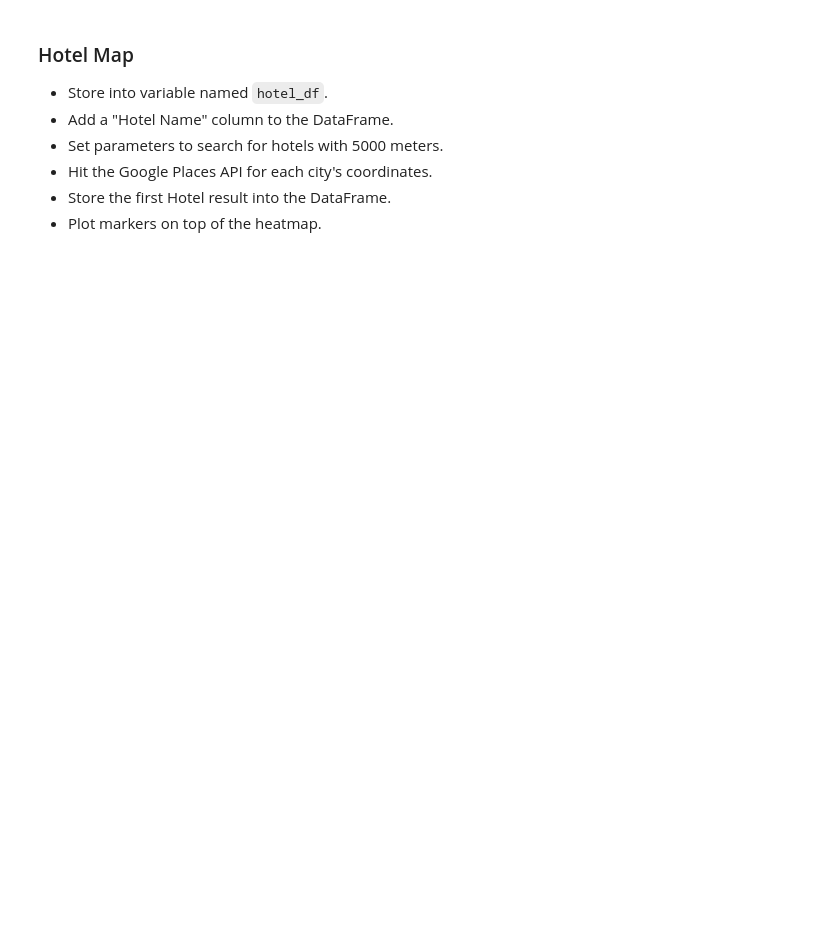
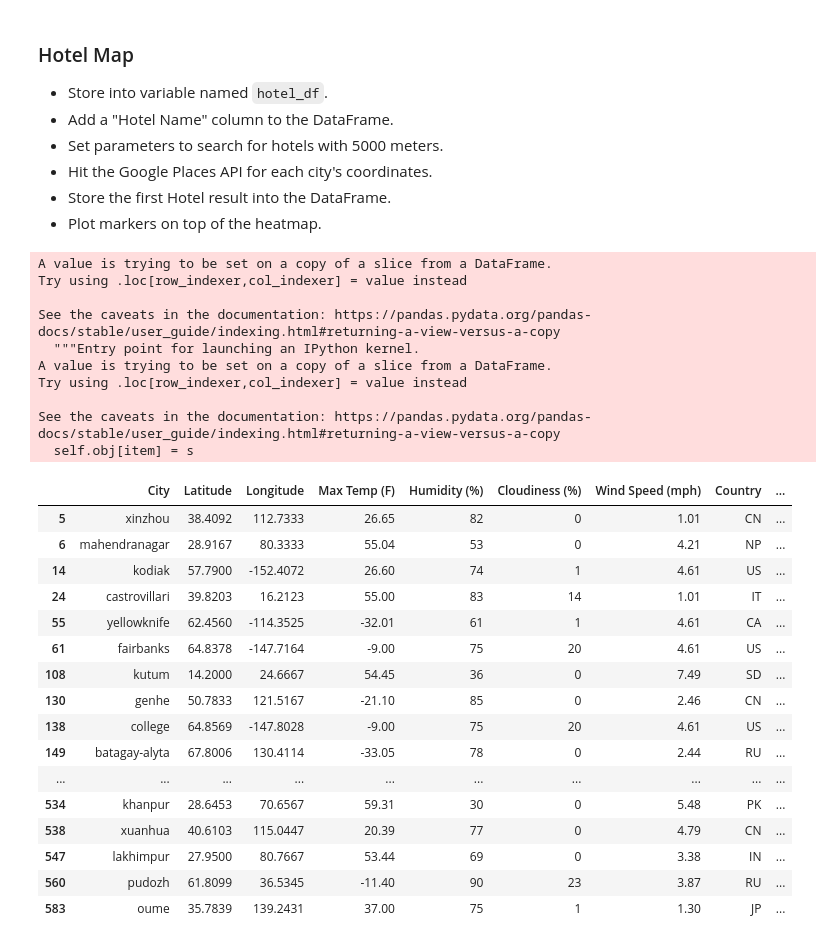
Before and after one commit to gucaselo/python-api, a Jupyter notebook: VacationPy/VacationPy.ipynb, the cells around one changed output. Drawn from its saved outputs; the diff is of its cells as text; code cells hidden in the pictures; blank space fills up the shorter version.

Commit message:
Code added for heat map and hotel findings.

```diff
--- a/VacationPy/VacationPy.ipynb
+++ b/VacationPy/VacationPy.ipynb
@@ -50,3 +69,10 @@ weatherpy_df.head(20)
 ### Create new DataFrame fitting weather criteria
 * Narrow down the cities to fit weather conditions.
 * Drop any rows will null values.
+# %%
+#ideal_temp =
+ideal_weather_df = weatherpy_df[(weatherpy_df['Max Temp (F)'] <= 60) &
+                                (weatherpy_df['Max Temp (F)'] <= 70) &
+                                (weatherpy_df['Wind Speed (mph)'] <= 10) &
+                                (weatherpy_df['Cloudiness (%)'] <= 25)]
+ideal_weather_df.head()
@@ -58,3 +91,60 @@ weatherpy_df.head(20)
 * Hit the Google Places API for each city's coordinates.
 * Store the first Hotel result into the DataFrame.
 * Plot markers on top of the heatmap.
+# %%
+ideal_weather_df['Hotel Name'] = ''
+
+for index, row in ideal_weather_df.iterrows():
+
+    lat = row['Latitude']
+    lng = row['Longitude']
+    #lat_lngg = '38.4092, 112.7333'
+    parameters = {
+                 'location':f"{lat}, {lng}",
+                 'radius': 5000,
+                 'type':'hotel',
+                 'key': g_key}
+    base_url = 'https://maps.googleapis.com/maps/api/place/nearbysearch/json'
+
+    response = requests.get(base_url, params=parameters)
+    hotel_data = response.json()
+    #print(hotel_data['results'][0]['name'])
+    #print(response.url)
+
+
+    try:
+        ideal_weather_df.loc[index, 'Hotel Name'] = hotel_data['results'][0]['name']
+
+    except:
+        print('No hotel found within 5000 meters radius')
+
+ideal_weather_df
+#print(json.dumps(hotel_data, indent = 4, sort_keys = True))
+# %% [output]
+A value is trying to be set on a copy of a slice from a DataFrame.
+Try using .loc[row_indexer,col_indexer] = value instead
+
+See the caveats in the documentation: https://pandas.pydata.org/pandas-docs/stable/user_guide/indexing.html#returning-a-view-versus-a-copy
+  """Entry point for launching an IPython kernel.
+A value is trying to be set on a copy of a slice from a DataFrame.
+Try using .loc[row_indexer,col_indexer] = value instead
+
+See the caveats in the documentation: https://pandas.pydata.org/pandas-docs/stable/user_guide/indexing.html#returning-a-view-versus-a-copy
+  self.obj[item] = s
+|  | City | Latitude | Longitude | Max Temp (F) | Humidity (%) | Cloudiness (%) | Wind Speed (mph) | Country | ... |
+| 5 | xinzhou | 38.4092 | 112.7333 | 26.65 | 82 | 0 | 1.01 | CN | ... |
+| 6 | mahendranagar | 28.9167 | 80.3333 | 55.04 | 53 | 0 | 4.21 | NP | ... |
+| 14 | kodiak | 57.7900 | -152.4072 | 26.60 | 74 | 1 | 4.61 | US | ... |
+| 24 | castrovillari | 39.8203 | 16.2123 | 55.00 | 83 | 14 | 1.01 | IT | ... |
+| 55 | yellowknife | 62.4560 | -114.3525 | -32.01 | 61 | 1 | 4.61 | CA | ... |
+| 61 | fairbanks | 64.8378 | -147.7164 | -9.00 | 75 | 20 | 4.61 | US | ... |
+| 108 | kutum | 14.2000 | 24.6667 | 54.45 | 36 | 0 | 7.49 | SD | ... |
+| 130 | genhe | 50.7833 | 121.5167 | -21.10 | 85 | 0 | 2.46 | CN | ... |
+| 138 | college | 64.8569 | -147.8028 | -9.00 | 75 | 20 | 4.61 | US | ... |
+| 149 | batagay-alyta | 67.8006 | 130.4114 | -33.05 | 78 | 0 | 2.44 | RU | ... |
+| ... | ... | ... | ... | ... | ... | ... | ... | ... | ... |
+| 534 | khanpur | 28.6453 | 70.6567 | 59.31 | 30 | 0 | 5.48 | PK | ... |
+| 538 | xuanhua | 40.6103 | 115.0447 | 20.39 | 77 | 0 | 4.79 | CN | ... |
+| 547 | lakhimpur | 27.9500 | 80.7667 | 53.44 | 69 | 0 | 3.38 | IN | ... |
+| 560 | pudozh | 61.8099 | 36.5345 | -11.40 | 90 | 23 | 3.87 | RU | ... |
+| 583 | oume | 35.7839 | 139.2431 | 37.00 | 75 | 1 | 1.30 | JP | ... |
```
Also changed, not shown: parts of 6 cells of this notebook, 2 other files.
